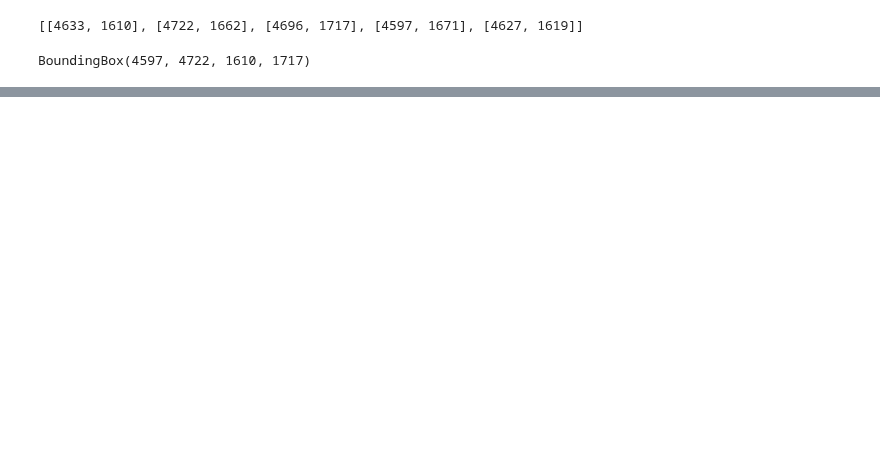
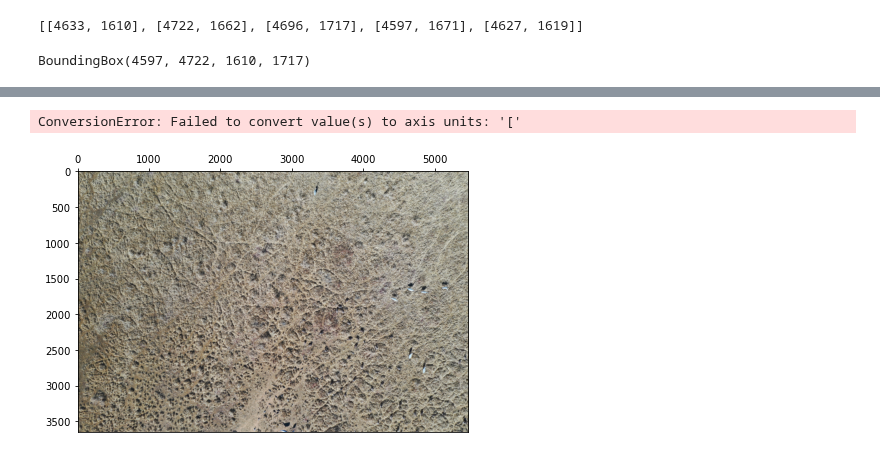
Before and after one commit to rowanoaktree/AggregationScripts, a Jupyter notebook: Scratch/Scratch_USFWSDisplay.ipynb, the cells around one changed output, grey strips where cells are left out. Saved outputs shown, nothing was run; the diff lists cells and outputs as text; code cells hidden in the pictures; blank space fills up the shorter version.

Commit message:
Need to fix bboxes in USFWS

```diff
--- a/Scratch/Scratch_USFWSDisplay.ipynb
+++ b/Scratch/Scratch_USFWSDisplay.ipynb
@@ -39,3 +33,7 @@ bbox1 = BoundingBox(coords)
 bbox1
 # %% [output]
 BoundingBox(4597, 4722, 1610, 1717)
+# %%
+path = r"/Users/rowanconverse/Library/CloudStorage/OneDrive-UniversityofNewMexico/CV4Ecology/Prototyping/Data/Labels/coco/labelbox.csv"
+with open(path) as f:
+  usfws = pd.read_csv(f)
@@ -67,0 +130,26 @@ ax.add_patch(patches.Rectangle((x,y),w,h, fill=False, edgecolor='red', lw=2))
+# %%
+
+def get_bb(bboxes, img):
+    boxes = bboxes.copy()
+
+    return np.squeeze(boxes)
+
+def img_show(img, ax = None, figsize=(7,11)):
+  if ax is None: fig, ax = plt.subplots(figsize=figsize)
+  ax.xaxis.tick_top()
+  ax.imshow(img)
+  return ax
+
+def draw_box(img, ax, bb):
+  patch = ax.add_patch(patches.Rectangle((bb[0],bb[1]), bb[2], bb[3], fill=False, edgecolor='red', lw=2))
+
+def plot_sample(img,bboxes, ax=None, figsize=(7,11)):
+  bb = get_bb(bboxes, img)
+  ax = img_show(img, ax=ax)
+  for i in range(len(bboxes)):
+    draw_box(img,ax,bb[i])
+
+plot_sample(img,bboxes)
+# %% [output]
+ConversionError: Failed to convert value(s) to axis units: '['
+[figure, added]
```
Also changed, not shown: parts of 5 cells of this notebook, 1 other file.
